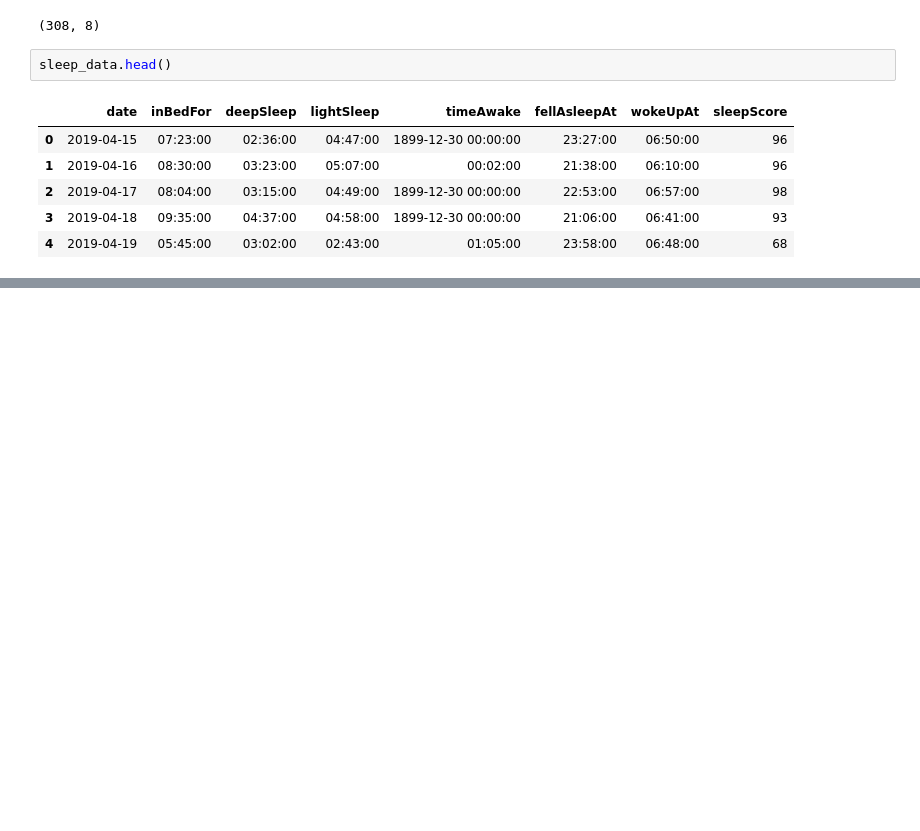
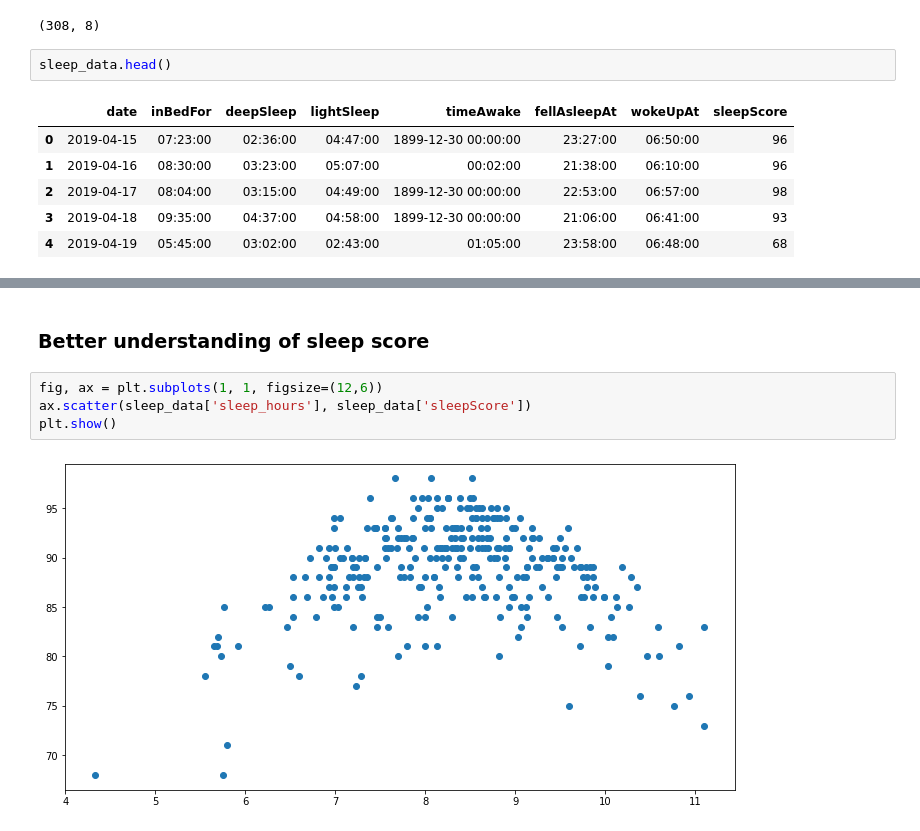
Before and after one commit to dariustamasauskas/MI-Fit-Band, a Jupyter notebook: Analysis/MI_Fit_Band.ipynb, the cells around one changed output, grey strips where cells are left out. Cells and saved outputs as stored; diff of their text form; blank space fills up the shorter version.

```diff
--- a/Analysis/MI_Fit_Band.ipynb
+++ b/Analysis/MI_Fit_Band.ipynb
@@ -265,0 +427,8 @@ sleep_data.head()
+# %% [markdown]
+### Better understanding of sleep score
+# %%
+fig, ax = plt.subplots(1, 1, figsize=(12,6))
+ax.scatter(sleep_data['sleep_hours'], sleep_data['sleepScore'])
+plt.show()
+# %% [output]
+[figure, added]
```
Also changed, not shown: parts of 35 cells of this notebook.
